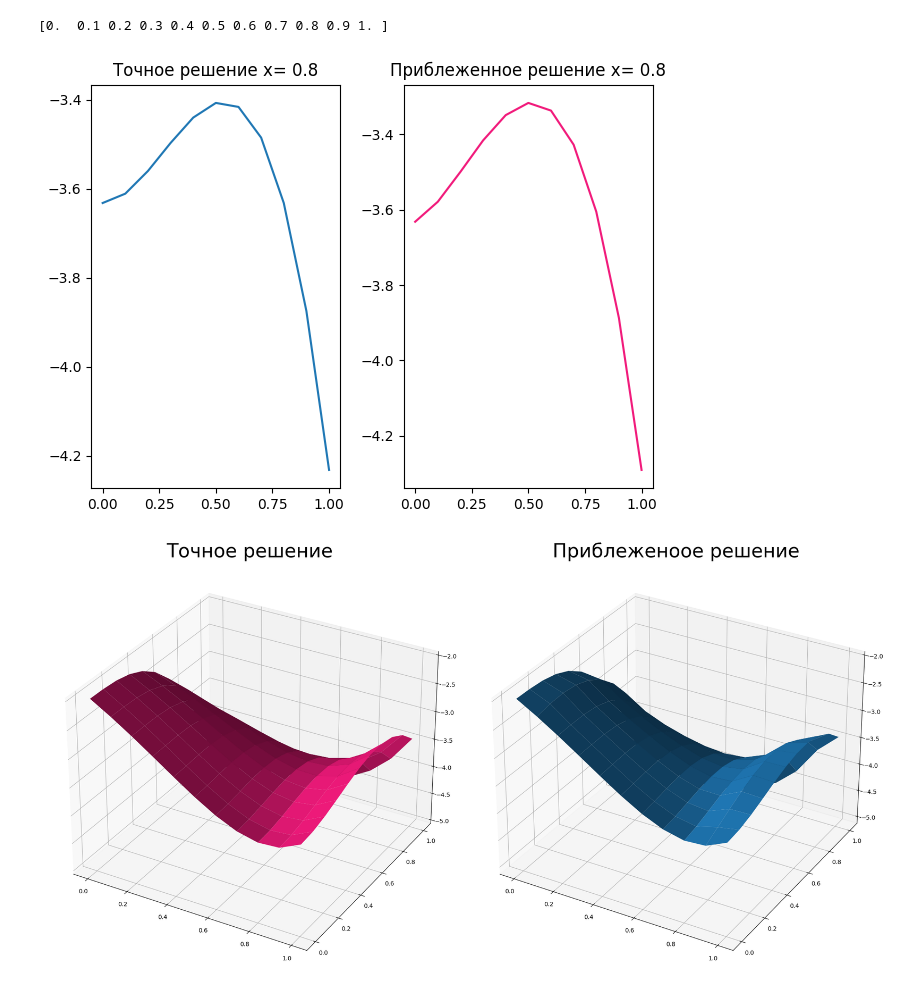
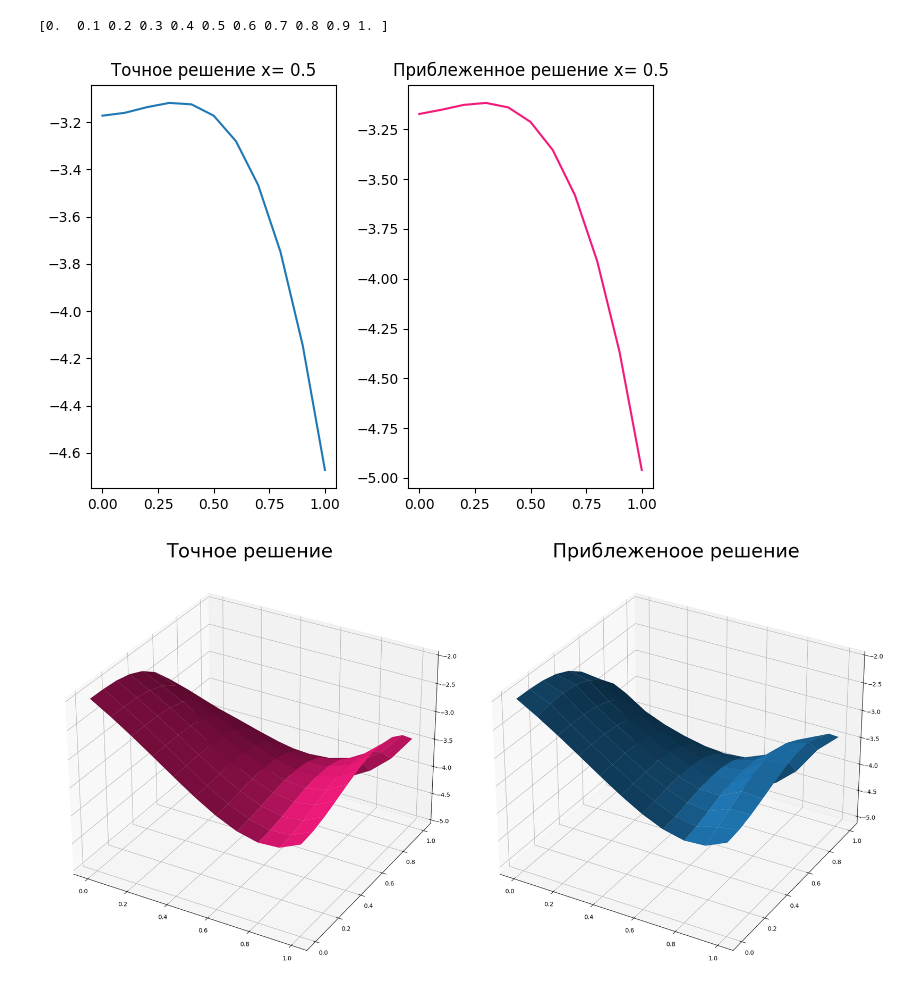
Before and after one commit to VeryBaDWerewolf/numerical-labs, a Jupyter notebook: Task1.ipynb, the cells around one changed output. Saved outputs shown, nothing was run; the diff lists cells and outputs as text; code cells hidden in the pictures.

```diff
--- a/Task1.ipynb
+++ b/Task1.ipynb
@@ -5,6 +7,8 @@ from matplotlib import pyplot as plt
 t = np.linspace(0, 1, 11)
 x = np.linspace(0, 1, 11)
 print(t)
+
+p = 5
 
 n_t, n_x = len(t), len(x)
 
@@ -51,7 +55,7 @@ def bw_euler(x, t, a = 0.024):
 
 
 
-def U(t, x = 0.8):
+def U(t, x = p/10):
     return 2 * (x**4) - 3 * (t**3) + 3*(t**2)*x - 2*np.exp(x)
 
 def f(x, t, a = 0.024):
@@ -61,23 +65,23 @@ def f(x, t, a = 0.024):
 # %%
 fig, axs = plt.subplots(ncols = 2, nrows = 1)
 
 X, Y = np.meshgrid(t, x)
 y1 = bw_euler(x,t)
 
-p = 8
+
 
 z = [y1[i][p] for i in range(n_t)]
 axs[0].plot(t, U(t))
 axs[0].set_title(f"Точное решение x= 0.{p}")
 
 axs[1].plot(t, z, "#F11A7B")
 axs[1].set_title(f"Приблеженное решение x= 0.{p}")
 #axs[1].plot_surface(x, t, bw_euler(x,t))
 
 fig.tight_layout()
 plt.show()
 # %% [output]
-[figure, old version]
+[figure, new version]
 # %%
 fig, axs = plt.subplots(ncols = 2, nrows = 1, subplot_kw={"projection": "3d"})
 fig.set_figheight(20)
```
Also changed, not shown: parts of 3 cells of this notebook.
